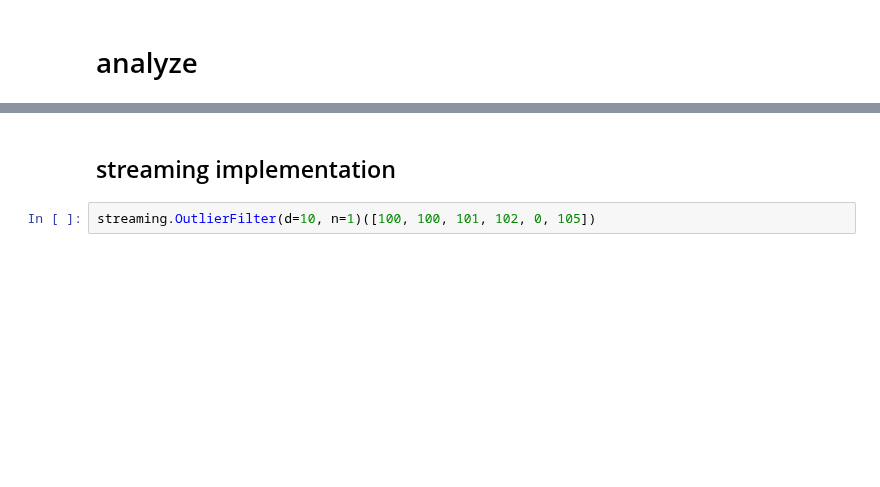
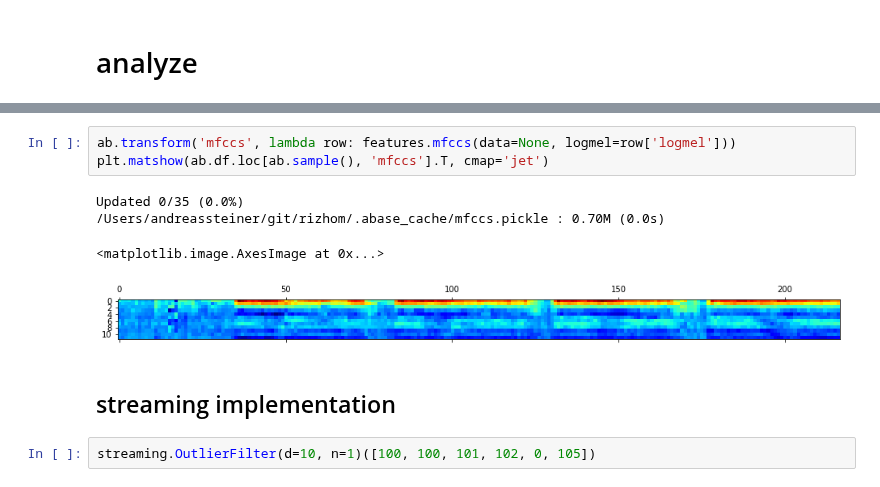
Before and after one commit to nuru-nu/moyo, a Jupyter notebook: notebooks/audio.ipynb, the cells around one changed output, grey strips where cells are left out. Saved outputs shown, nothing was run; the diff lists cells and outputs as text; blank space fills up the shorter version.

```diff
--- a/notebooks/audio.ipynb
+++ b/notebooks/audio.ipynb
@@ -104,3 +98,11 @@ plt.matshow(logmel.T, cmap='jet')
+# %%
+ab.transform('mfccs', lambda row: features.mfccs(data=None, logmel=row['logmel']))
+plt.matshow(ab.df.loc[ab.sample(), 'mfccs'].T, cmap='jet')
+# %% [output]
+Updated 0/35 (0.0%)
+/Users/andreassteiner/git/rizhom/.abase_cache/mfccs.pickle : 0.70M (0.0s)
+<matplotlib.image.AxesImage at 0x...>
+[figure, added]
 # %% [markdown]
 ## streaming implementation
 # %%
```
Also changed, not shown: parts of 11 cells of this notebook, 2 other files.
